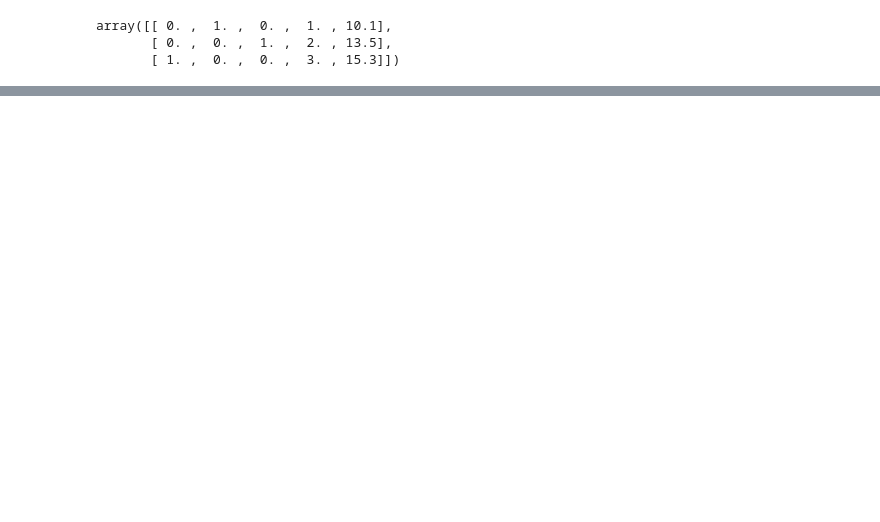
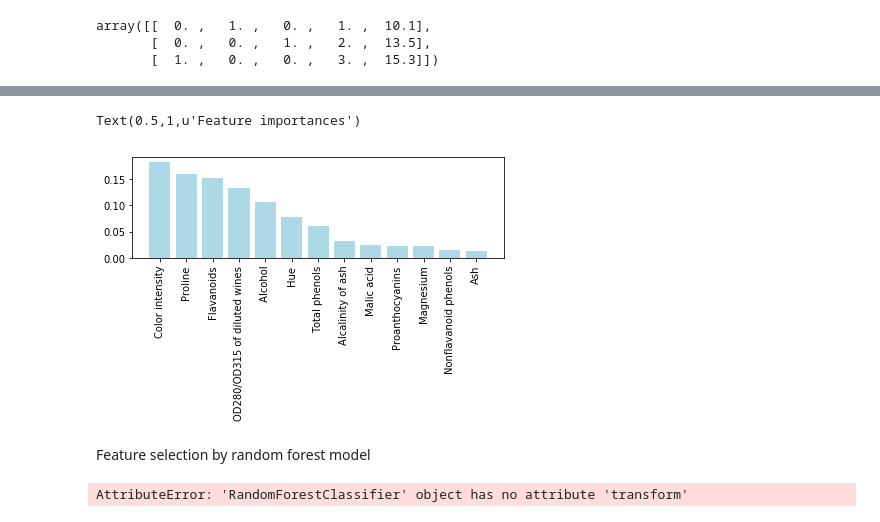
Before and after one commit to hehuilong/pml, a Jupyter notebook: Chapter_4.ipynb, the cells around one changed output, grey strips where cells are left out. Cells and saved outputs as stored; diff of their text form; code cells hidden in the pictures; blank space fills up the shorter version.

```diff
--- a/Chapter_4.ipynb
+++ b/Chapter_4.ipynb
@@ -100,0 +233,5 @@ array([[ 0. ,  1. ,  0. ,  1. , 10.1],
+# %%
+feat_labels = df_wine.columns[1:]
+# %%
+forest = RandomForestClassifier(n_estimators=10000, random_state=0, n_jobs=-1)
+forest.fit(X_train, y_train)
@@ -100,0 +245,4 @@ array([[ 0. ,  1. ,  0. ,  1. , 10.1],
+# %%
+importances = forest.feature_importances_
+# %%
+indices = np.argsort(importances)[::-1]
@@ -100,0 +266,21 @@ array([[ 0. ,  1. ,  0. ,  1. , 10.1],
+# %%
+plt.title('Feature importances')
+# %% [output]
+Text(0.5,1,u'Feature importances')
+# %%
+plt.bar(range(X_train.shape[1]),
+       importances[indices],
+       color='lightblue',
+       align='center')
+plt.xticks(range(X_train.shape[1]),
+          feat_labels[indices], rotation=90)
+plt.tight_layout()
+plt.show()
+# %% [output]
+[figure, added]
+# %% [markdown]
+Feature selection by random forest model
+# %%
+X_selected = forest.transform(X_train, threshold=0.15)
+# %% [output]
+AttributeError: 'RandomForestClassifier' object has no attribute 'transform'
```
Also changed, not shown: parts of 27 cells of this notebook.
